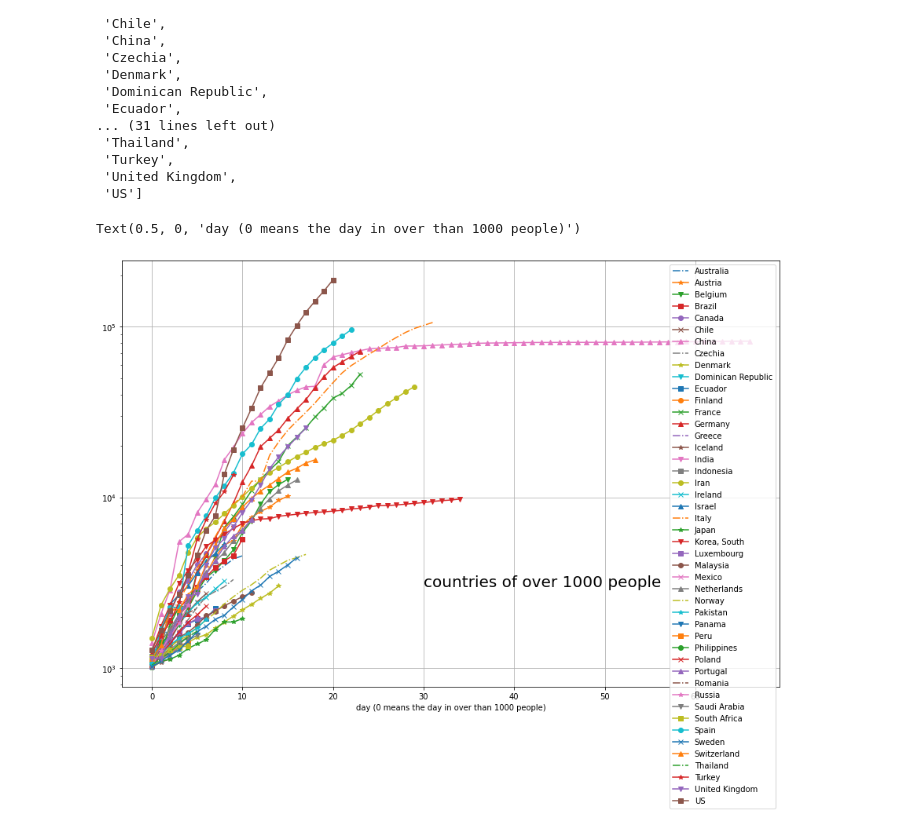
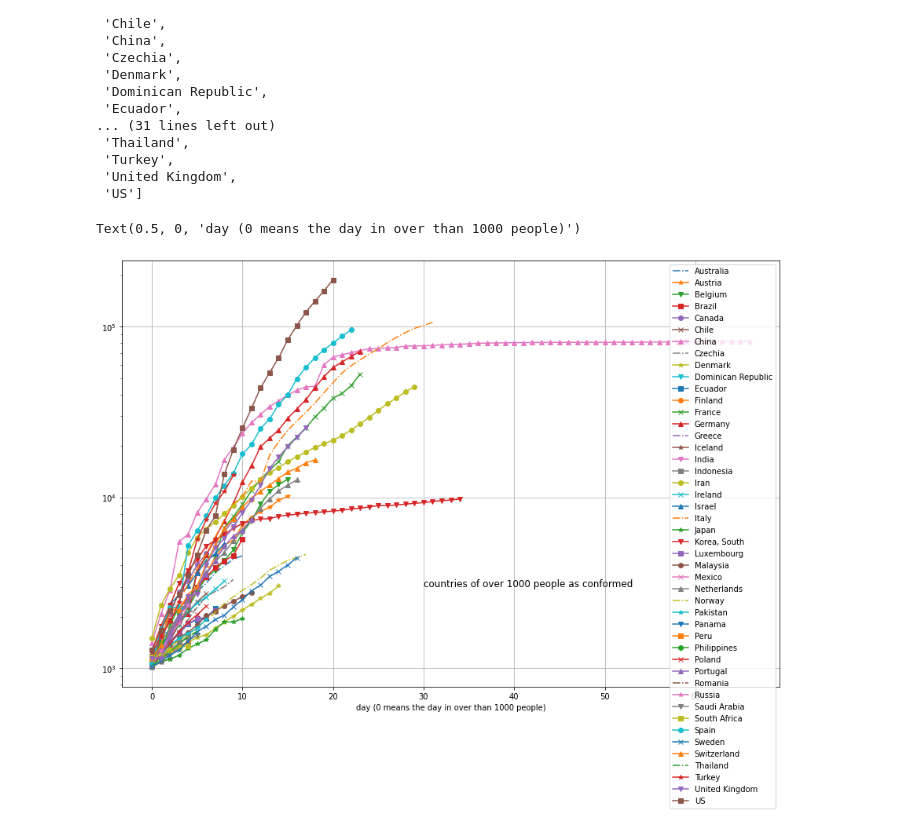
Before and after one commit to YoungKwonJo/simulation01, a Jupyter notebook: real-data.ipynb, the cells around one changed output. Drawn from its saved outputs; the diff is of its cells as text; code cells hidden in the pictures.

Commit message:
update text

```diff
--- a/real-data.ipynb
+++ b/real-data.ipynb
@@ -109,21 +109,21 @@ df = data_0[country2[1:]+['day']]
 # %%
 import matplotlib.pyplot as plt
 plt.rcParams['axes.facecolor']='white'
 plt.rcParams['savefig.facecolor']='white'
 plt.rcParams["figure.facecolor"] = "w"
 
 
 fig, ax = plt.subplots(figsize=(15, 10))
 maker = ["-.",'-*','-v','-s','-o','-x',"-^"]
 
 for i,ii in enumerate(country2[1:]):
     df.plot(ax=ax, x="day",y=ii, style=maker[i%7])
 
 #ax.get_legend().remove()
 ax.grid(True)
 ax.set_yscale('log')
-plt.text(30, 3*10**3, "{}".format("countries of over 1000 people"), fontsize=20)
+plt.text(30, 3*10**3, "{}".format("countries of over 1000 people as conformed"), fontsize=12)
 ax.set_xlabel('day (0 means the day in over than 1000 people)')
 # %% [output]
 Text(0.5, 0, 'day (0 means the day in over than 1000 people)')
-[figure, old version]
+[figure, new version]
```
Also changed, not shown: 1 other file.
